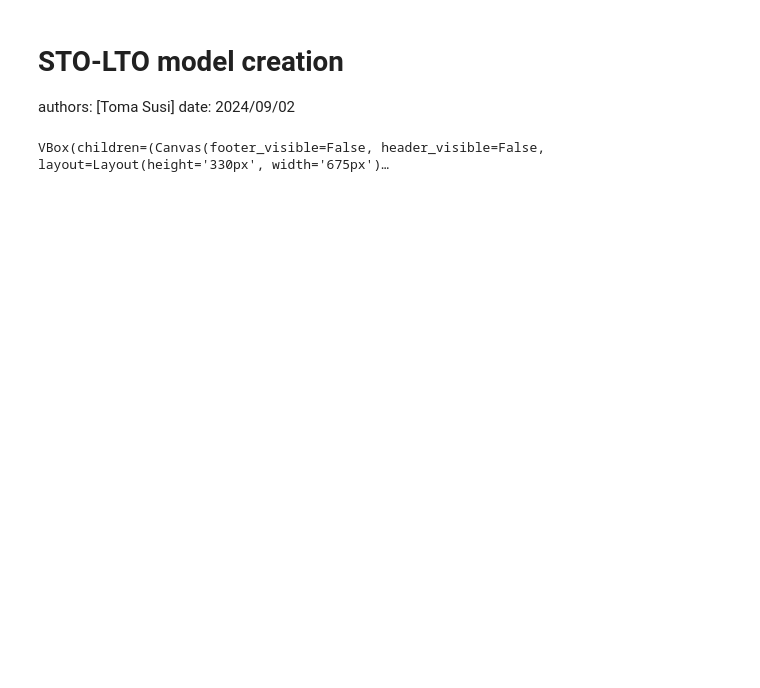
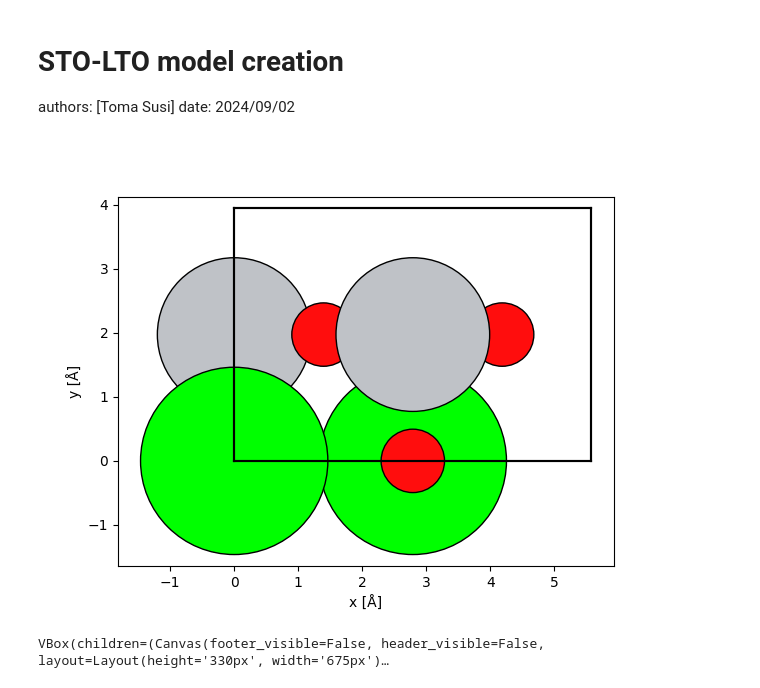
Before and after one commit to msa-em/guide-tem-simulation, a Jupyter notebook: notebooks/06.1_Atoms_STO-LTO.ipynb, the cells around one changed output. Cells and saved outputs as stored; diff of their text form; code cells hidden in the pictures; blank space fills up the shorter version.

```diff
--- a/notebooks/06.1_Atoms_STO-LTO.ipynb
+++ b/notebooks/06.1_Atoms_STO-LTO.ipynb
@@ -6,18 +6,23 @@ date: 2024/09/02
 # %%
 import abtem
 import ase
 import matplotlib.pyplot as plt
 import numpy as np
 
 from ase.build import surface
 
 srtio3 = ase.io.read("data/SrTiO3.cif")
 
-srtio3_110 = surface(srtio3, indices=(1, 1, 0), layers=2, periodic=True)
+srtio3_110 = surface(srtio3, indices=(1,0,1), layers=2, periodic=True)
 srtio3_110.wrap()
+
+atoms = abtem.orthogonalize_cell(srtio3_110)
+abtem.show_atoms(atoms)
 
 repeated_srtio3 = srtio3_110.copy()
 repeated_srtio3 *= (3, 4, 10)
+# %% [output]
+[figure, added]
 # %%
 %matplotlib ipympl
 from IPython.display import display
```
Also changed, not shown: parts of 3 cells of this notebook, 5 other files.
